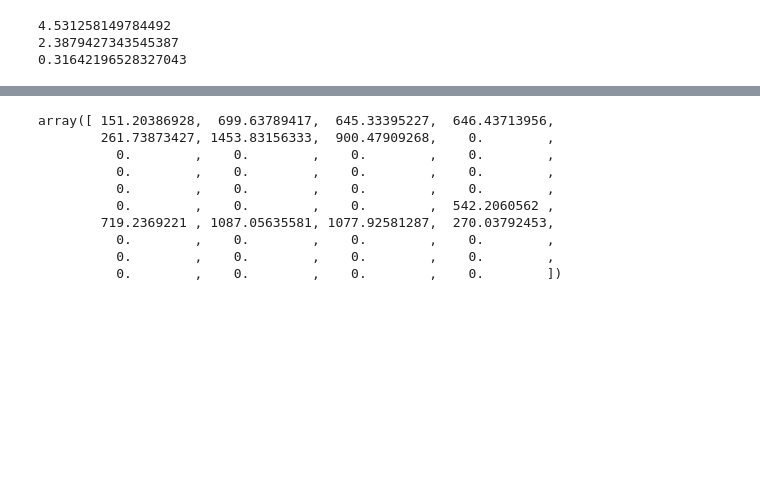
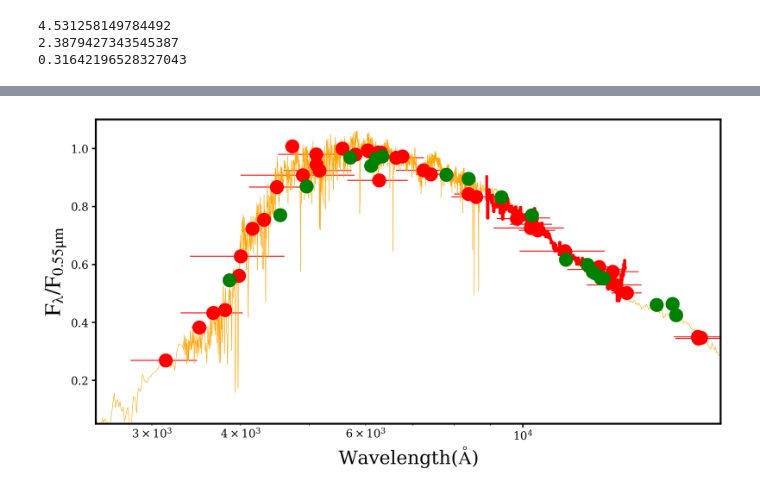
Before and after one commit to ywis/TAPS, a Jupyter notebook: examples/COSMOS_reduce_example-testing_filters.ipynb, the cells around one changed output, grey strips where cells are left out. Cells and saved outputs as stored; diff of their text form; code cells hidden in the pictures; blank space fills up the shorter version.

```diff
--- a/examples/COSMOS_reduce_example-testing_filters.ipynb
+++ b/examples/COSMOS_reduce_example-testing_filters.ipynb
@@ -3174,16 +3171,34 @@ path = "/Volumes/My Passport/TAPS/filter/cosmos/"
 photometry_list = np.zeros(40)
 import glob, os
 os.chdir(path)
-for i in range(1,41):
+plt.figure(figsize=(12,6),dpi=300)
+plt.plot(model_wave, model_flux, color='orange',lw=0.5)
+
+plt.xlim([2.5e3,1.9e4])
+plt.ylim([0.05, 1.1])
+plt.semilogx()
+plt.step(x, y, color='r',lw=3)
+plt.fill_between(x,(y+y_err),(y-y_err),alpha=0.1)
+plt.ylabel(r'$\rm F_{\lambda}/F_{0.55\mu m}$',fontsize=24)
+
+plt.errorbar(wave_list, photometric_flux, xerr=band_list, yerr=photometric_flux_err, color='r', fmt='o', label='photometric data', markersize='14')
+
+
+
+filter_fn_list = []
+path = "/Volumes/My Passport/TAPS/filter/cosmos/"
+import glob, os
+os.chdir(path)
+index_list=[1,2,3,6,7,8,9,10,11,12,13,14,15,17,20,21,22,23,24,25,26,27,28]
+for i in index_list:
     for file in glob.glob("f"+str(i)+"_*"):
-        print(file)
+        print(i,file)
         fn = path+file
         filter_fn_list.append(fn)
-#     filter_fn_list[0]
-    filter_curve = np.loadtxt(filter_fn_list[i-1],skiprows=n)
-
-
+        filter_curve = np.loadtxt(fn)#,comments='#')
+    print(filter_curve.size)#[:,0]
     sum_flambda_AB_K = 0
+    length = 0
     for j in range(len(filter_curve)-1):
         index = np.where(model_wave<filter_curve[j+1,0])[0]#[0]
         wave = model_wave[index]
@@ -3191,11 +3206,23 @@ for i in range(1,41):
         index = np.where(wave>filter_curve[j,0])
         wave = wave[index]
         flux = flux[index]
+        n = len(flux)
+#         print(n)
+        if n!= 0 and n!=1:
+            flambda_AB_K = np.trapz(flux, x=wave)*filter_curve[j,1]/(np.trapz(np.ones(n), x=wave)*filter_curve[j,1])#/2.99792458e16#/np.trapz(np.ones(n)*transmission[i], x=wave)
+#             print(j,n,flambda_AB_K, np.trapz(flux, x=wave)*filter_curve[j,1])
+            sum_flambda_AB_K += flambda_AB_K
+            length = length+1
+#             plt.plot(filter_curve[:,0],filter_curve[:,1])
+        elif n==1:
+            flambda_AB_K = flux
+            sum_flambda_AB_K += flambda_AB_K
+            length = length+1
+    print(sum_flambda_AB_K, n, length)#, wave[int(n/2)])
+    photometry_list[i-1] = sum_flambda_AB_K/length
+    plt.errorbar(filter_curve[int(len(filter_curve)/2),0],photometry_list[i-1], color='g', fmt='o',  markersize=14)
+    print(filter_curve[int(len(filter_curve)/2),0],photometry_list[i-1])
+plt.xlabel(r'Wavelength($\rm \AA$)', fontsize=20)
 
-        n = len(flux)
-        flambda_AB_K = np.trapz(flux, x=wave)*filter_curve[j,1]/np.trapz(flux, x=wave)*filter_curve[j,1]#/2.99792458e16#/np.trapz(np.ones(n)*transmission[i], x=wave)
-
-        sum_flambda_AB_K += flambda_AB_K
-    photometry_list[i-1] = sum_flambda_AB_K
-    print(photometry_list[i-1])
+plt.savefig('/Volumes/My Passport/TPAGB/outcome/plot/synthetic_phot_comsmos_17321.pdf')
 # %% [output]
@@ -3219,13 +3246 @@ f40_IB827.SuprimeCam.pb.txt
+[figure, added]
-# %%
-photometry_list
-# %% [output]
-array([ 151.20386928,  699.63789417,  645.33395227,  646.43713956,
-        261.73873427, 1453.83156333,  900.47909268,    0.        ,
-          0.        ,    0.        ,    0.        ,    0.        ,
-          0.        ,    0.        ,    0.        ,    0.        ,
-          0.        ,    0.        ,    0.        ,    0.        ,
-          0.        ,    0.        ,    0.        ,  542.2060562 ,
-        719.2369221 , 1087.05635581, 1077.92581287,  270.03792453,
-          0.        ,    0.        ,    0.        ,    0.        ,
-          0.        ,    0.        ,    0.        ,    0.        ,
-          0.        ,    0.        ,    0.        ,    0.        ])
```
Also changed, not shown: parts of 8 cells of this notebook, 13 other files.
